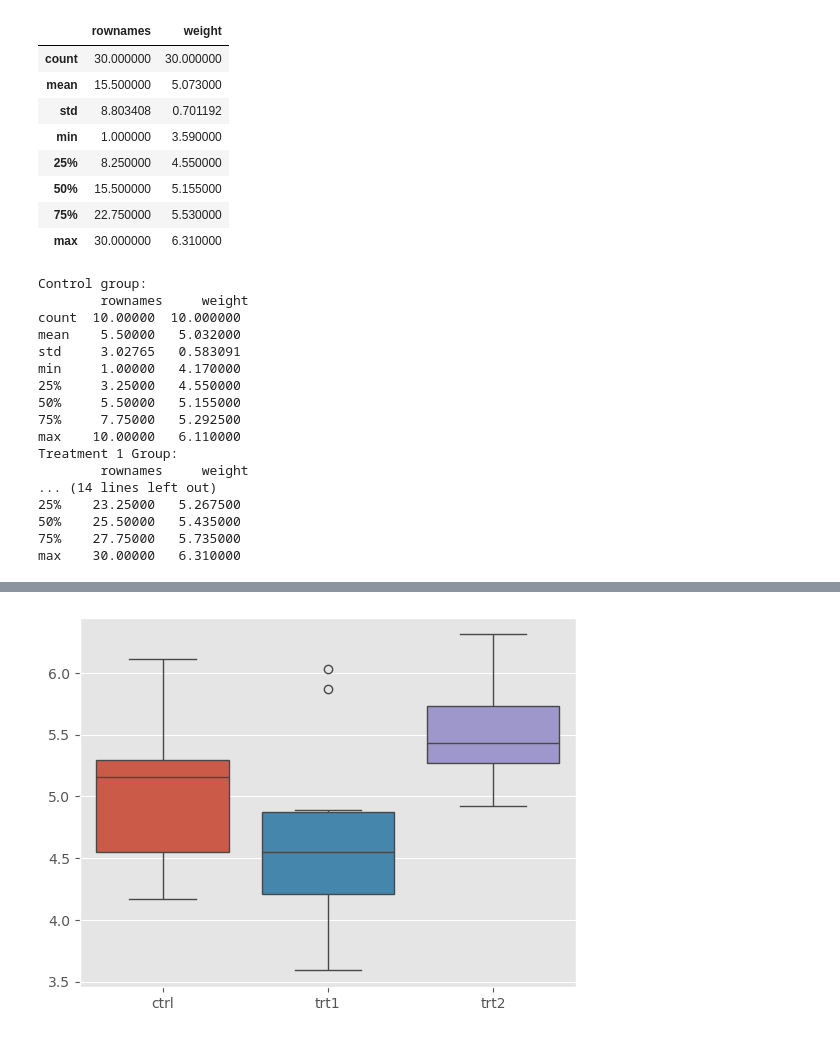
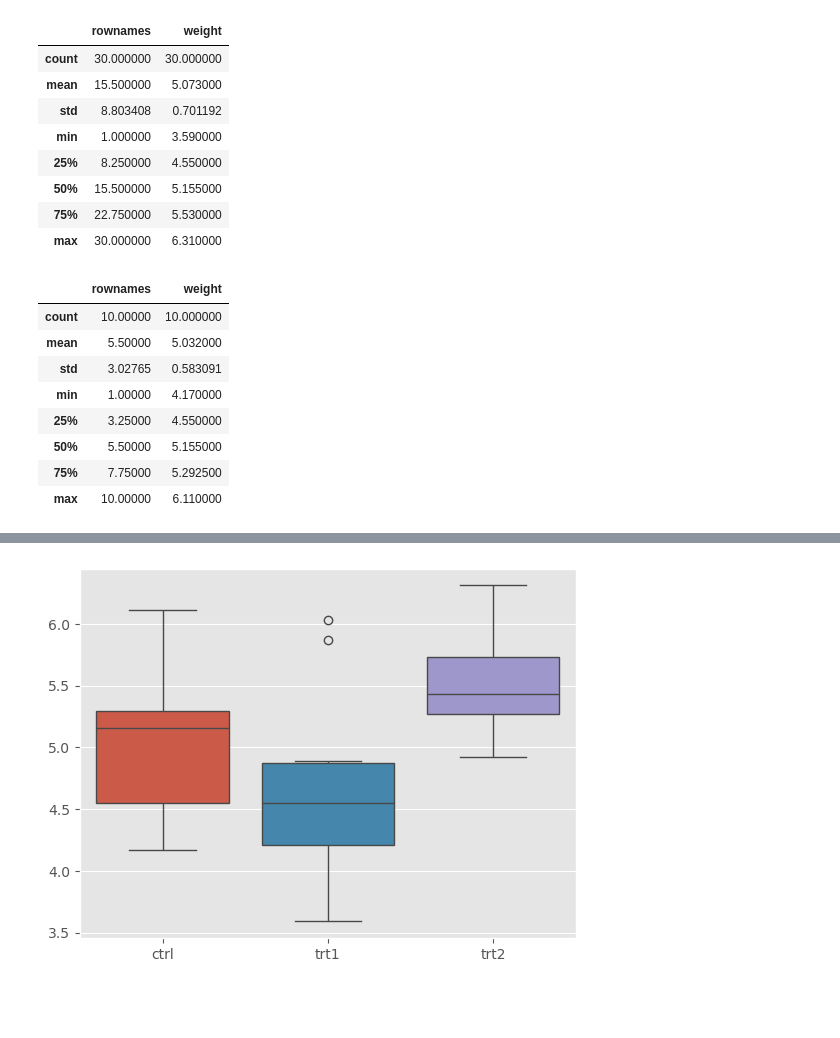
Before and after one commit to declanVfox/applied_statistics, a Jupyter notebook: project.ipynb, the cells around one changed output, grey strips where cells are left out. Cells and saved outputs as stored; diff of their text form; code cells hidden in the pictures; blank space fills up the shorter version.

```diff
--- a/project.ipynb
+++ b/project.ipynb
@@ -64,22 +64,14 @@ df_trt2 = df[df['group'] == 'trt2']
 # %%
 # run describe on each new data set
 
-print(f"Control group:\n {df_ctrl.describe()}\nTreatment 1 Group:\n {df_trt1.describe()}\nTreatment 2 Group:\n {df_trt2.describe()}")
+df_ctrl.describe()
 # %% [output]
-Control group:
-        rownames     weight
-count  10.00000  10.000000
-mean    5.50000   5.032000
-std     3.02765   0.583091
-min     1.00000   4.170000
-25%     3.25000   4.550000
-50%     5.50000   5.155000
-75%     7.75000   5.292500
-max    10.00000   6.110000
-Treatment 1 Group:
-        rownames     weight
-... (14 lines left out)
-25%    23.25000   5.267500
-50%    25.50000   5.435000
-75%    27.75000   5.735000
-max    30.00000   6.310000
+|  | rownames | weight |
+| count | 10.00000 | 10.000000 |
+| mean | 5.50000 | 5.032000 |
+| std | 3.02765 | 0.583091 |
+| min | 1.00000 | 4.170000 |
+| 25% | 3.25000 | 4.550000 |
+| 50% | 5.50000 | 5.155000 |
+| 75% | 7.75000 | 5.292500 |
+| max | 10.00000 | 6.110000 |
```
Also changed, not shown: parts of 11 cells of this notebook, 2 other files.
